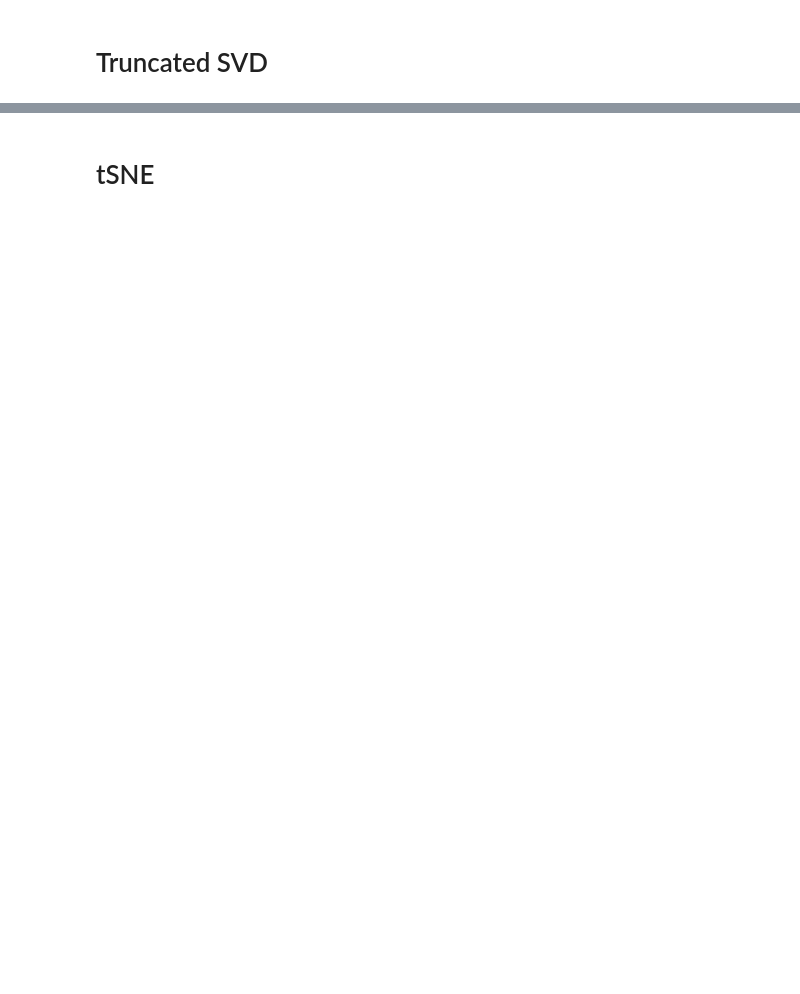
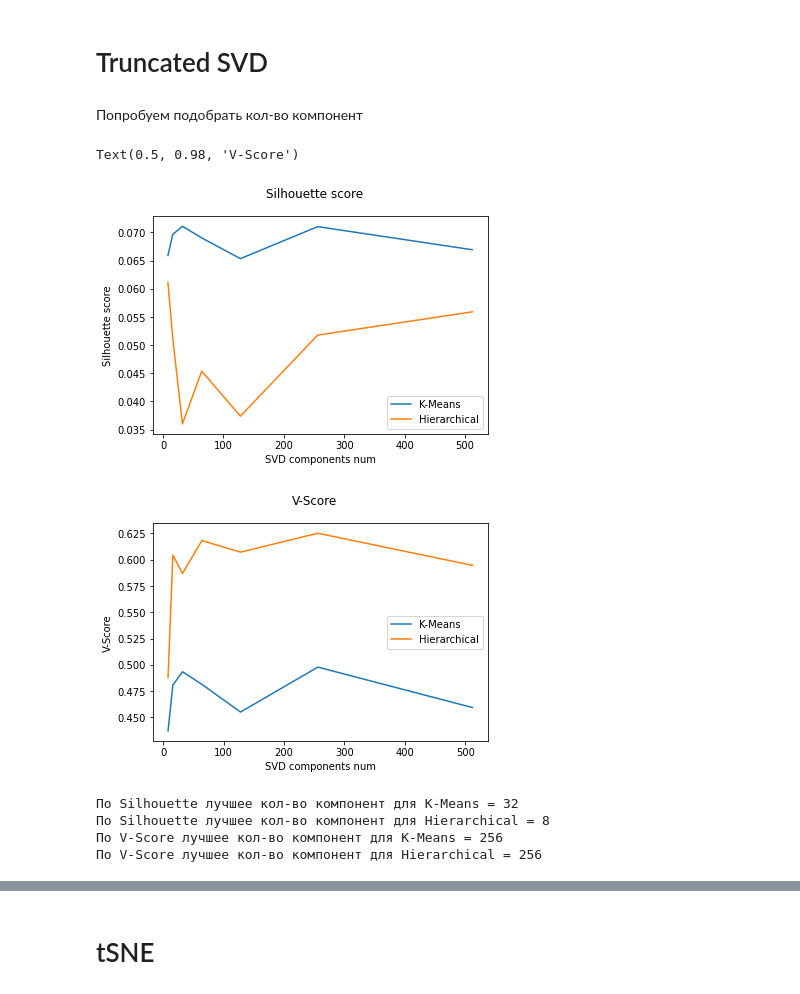
Before and after one commit to zappaz00/8_clustering, a Jupyter notebook: clustering.ipynb, the cells around one changed output, grey strips where cells are left out. Drawn from its saved outputs; the diff is of its cells as text; code cells hidden in the pictures; blank space fills up the shorter version.

```diff
--- a/clustering.ipynb
+++ b/clustering.ipynb
@@ -555,2 +576,58 @@ def print_cluster_results(X, X_red, y ):
 # %% [markdown]
 # Truncated SVD
+# %% [markdown]
+Попробуем подобрать кол-во компонент
+# %%
+n_components_list = [8, 16, 32, 64, 128, 256, 512]
+
+silhouette_scores_kmeans = []
+silhouette_scores_hierarchical = []
+v_scores_kmeans = []
+v_scores_hierarchical = []
+
+for n_components in n_components_list:
+    tSVD = TruncatedSVD(n_components=n_components, random_state=42)
+    X_red = tSVD.fit_transform(X_test)
+
+    # Create models
+    hierarchical_model = AgglomerativeClustering(n_clusters=10)
+    kmeans_model = KMeans(n_clusters=10)
+
+    # Fit
+    hierarchical_labels = hierarchical_model.fit_predict(X_red)
+    kmeans_labels = kmeans_model.fit_predict(X_red)
+
+    silhouette_scores_kmeans.append( silhouette_score(X_test, kmeans_labels) )
+    silhouette_scores_hierarchical.append( silhouette_score(X_test, hierarchical_labels) )
+    v_scores_kmeans.append( calculate_v_measure(y_test, kmeans_labels) )
+    v_scores_hierarchical.append( calculate_v_measure(y_test, hierarchical_labels) )
+
+plt.figure(1)
+plt.plot(n_components_list, silhouette_scores_kmeans, label='K-Means')
+plt.plot(n_components_list, silhouette_scores_hierarchical, label='Hierarchical')
+plt.legend()
+plt.xlabel('SVD components num')
+plt.ylabel('Silhouette score')
+plt.suptitle('Silhouette score')
+
+plt.figure(2)
+plt.plot(n_components_list, v_scores_kmeans, label='K-Means')
+plt.plot(n_components_list, v_scores_hierarchical, label='Hierarchical')
+plt.legend()
+plt.xlabel('SVD components num')
+plt.ylabel('V-Score')
+plt.suptitle('V-Score')
+# %% [output]
+Text(0.5, 0.98, 'V-Score')
+[figure, added]
+[figure, added]
+# %%
+print(f'По Silhouette лучшее кол-во компонент для K-Means = {n_components_list[np.argmax(silhouette_scores_kmeans)]}')
+print(f'По Silhouette лучшее кол-во компонент для Hierarchical = {n_components_list[np.argmax(silhouette_scores_hierarchical)]}')
+print(f'По V-Score лучшее кол-во компонент для K-Means = {n_components_list[np.argmax(v_scores_kmeans)]}')
+print(f'По V-Score лучшее кол-во компонент для Hierarchical = {n_components_list[np.argmax(v_scores_hierarchical)]}')
+# %% [output]
+По Silhouette лучшее кол-во компонент для K-Means = 32
+По Silhouette лучшее кол-во компонент для Hierarchical = 8
+По V-Score лучшее кол-во компонент для K-Means = 256
+По V-Score лучшее кол-во компонент для Hierarchical = 256
```
Also changed, not shown: parts of 14 cells of this notebook.
